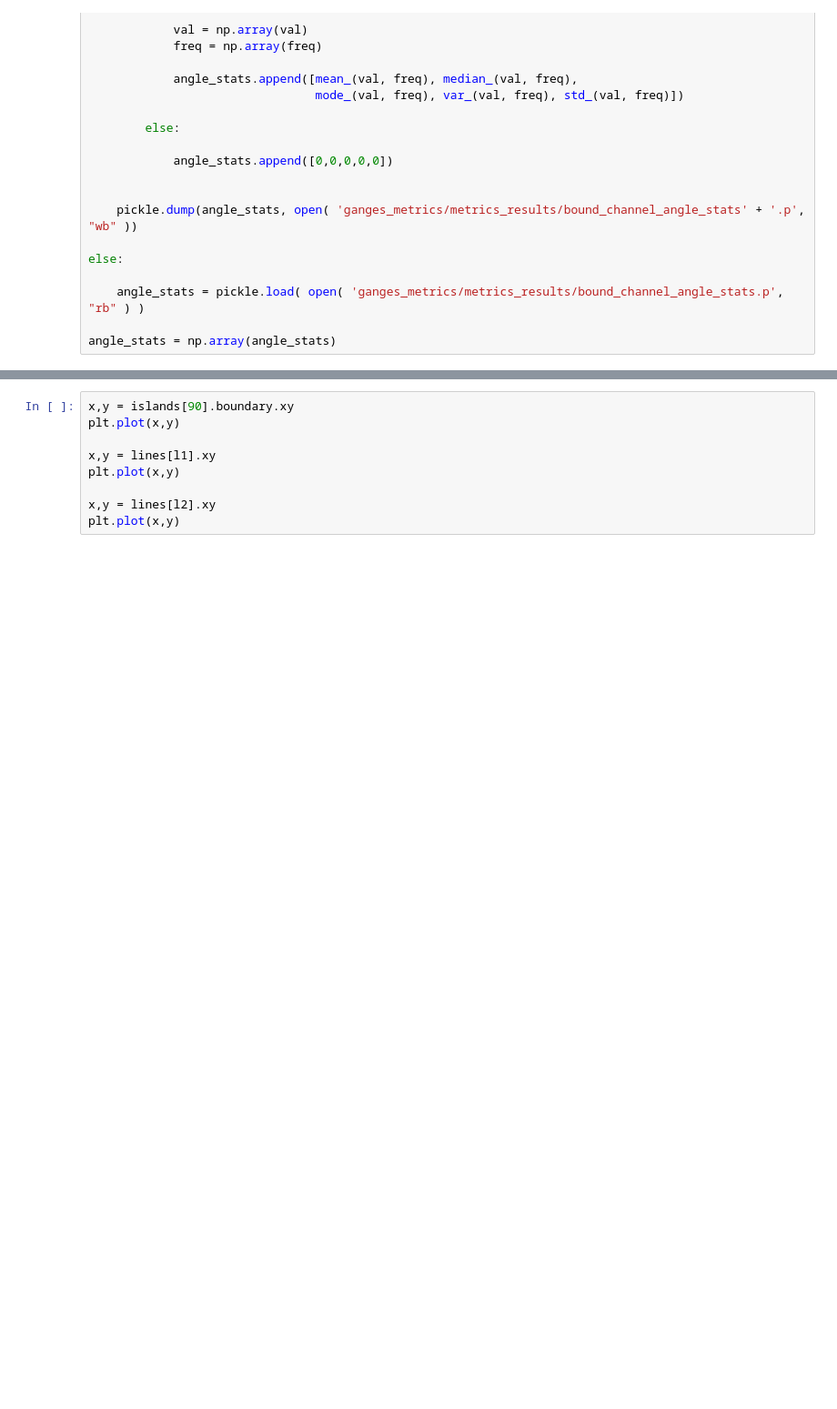
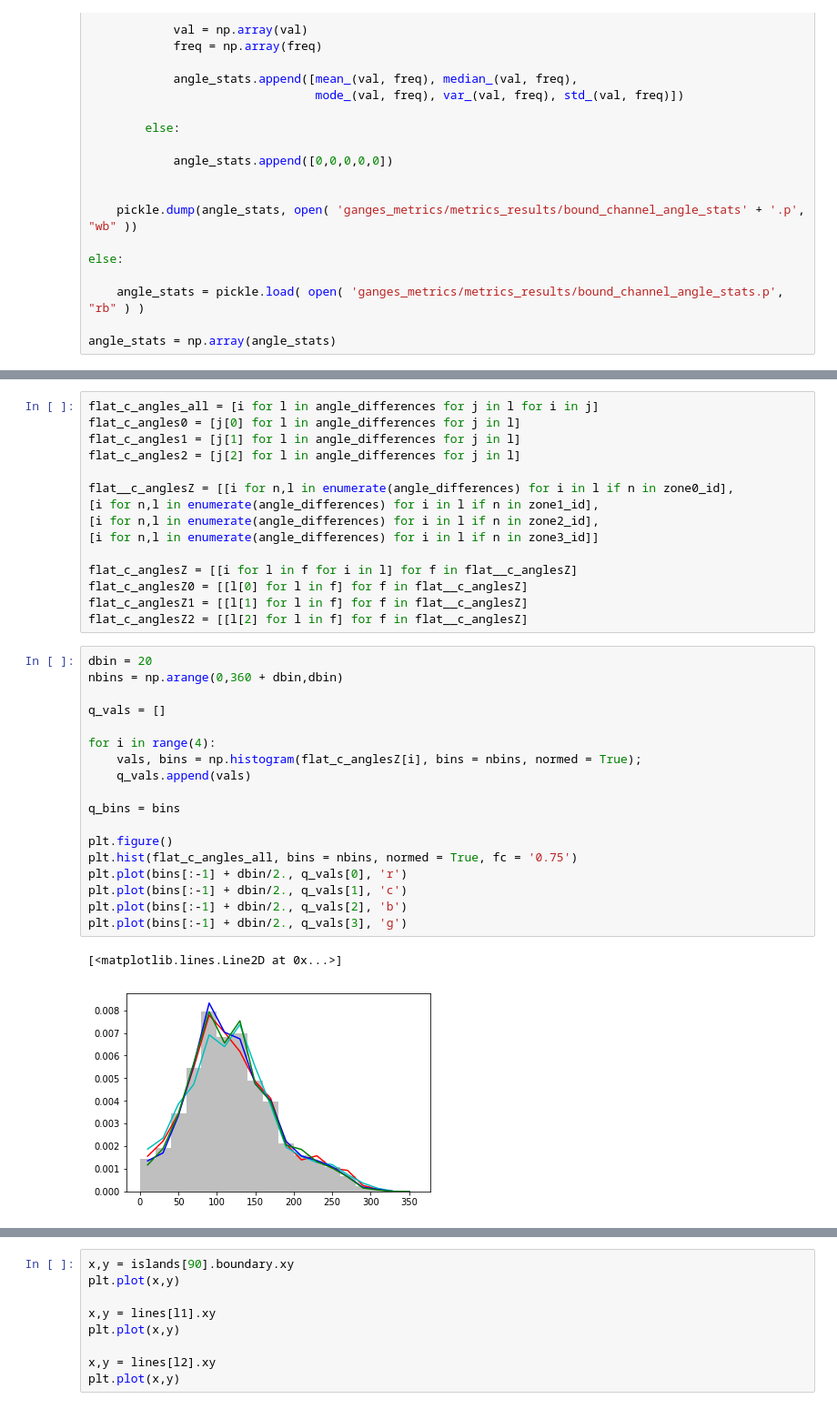
Before and after one commit to mperignon/delta_metrics, a Jupyter notebook: island_metrics.ipynb, the cells around one changed output, grey strips where cells are left out. Shown at 91% size. Cells and saved outputs as stored; diff of their text form; blank space fills up the shorter version.

```diff
--- a/island_metrics.ipynb
+++ b/island_metrics.ipynb
@@ -1172,0 +1678,36 @@ create_shapefile_from_shapely_multi(shp_islands,
+# %%
+flat_c_angles_all = [i for l in angle_differences for j in l for i in j]
+flat_c_angles0 = [j[0] for l in angle_differences for j in l]
+flat_c_angles1 = [j[1] for l in angle_differences for j in l]
+flat_c_angles2 = [j[2] for l in angle_differences for j in l]
+
+flat__c_anglesZ = [[i for n,l in enumerate(angle_differences) for i in l if n in zone0_id],
+[i for n,l in enumerate(angle_differences) for i in l if n in zone1_id],
+[i for n,l in enumerate(angle_differences) for i in l if n in zone2_id],
+[i for n,l in enumerate(angle_differences) for i in l if n in zone3_id]]
+
+flat_c_anglesZ = [[i for l in f for i in l] for f in flat__c_anglesZ]
+flat_c_anglesZ0 = [[l[0] for l in f] for f in flat__c_anglesZ]
+flat_c_anglesZ1 = [[l[1] for l in f] for f in flat__c_anglesZ]
+flat_c_anglesZ2 = [[l[2] for l in f] for f in flat__c_anglesZ]
+# %%
+dbin = 20
+nbins = np.arange(0,360 + dbin,dbin)
+
+q_vals = []
+
+for i in range(4):
+    vals, bins = np.histogram(flat_c_anglesZ[i], bins = nbins, normed = True);
+    q_vals.append(vals)
+
+q_bins = bins
+
+plt.figure()
+plt.hist(flat_c_angles_all, bins = nbins, normed = True, fc = '0.75')
+plt.plot(bins[:-1] + dbin/2., q_vals[0], 'r')
+plt.plot(bins[:-1] + dbin/2., q_vals[1], 'c')
+plt.plot(bins[:-1] + dbin/2., q_vals[2], 'b')
+plt.plot(bins[:-1] + dbin/2., q_vals[3], 'g')
+# %% [output]
+[<matplotlib.lines.Line2D at 0x...>]
+[figure, added]
```
Also changed, not shown: parts of 58 cells of this notebook, 1 other file.
